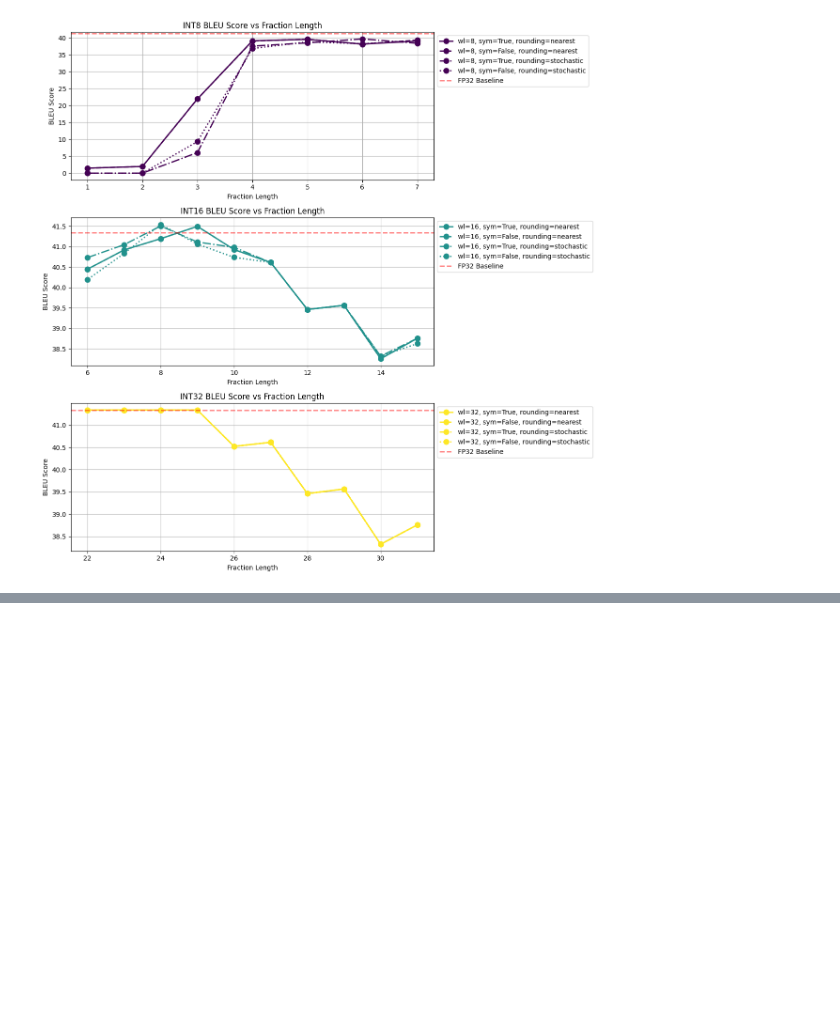
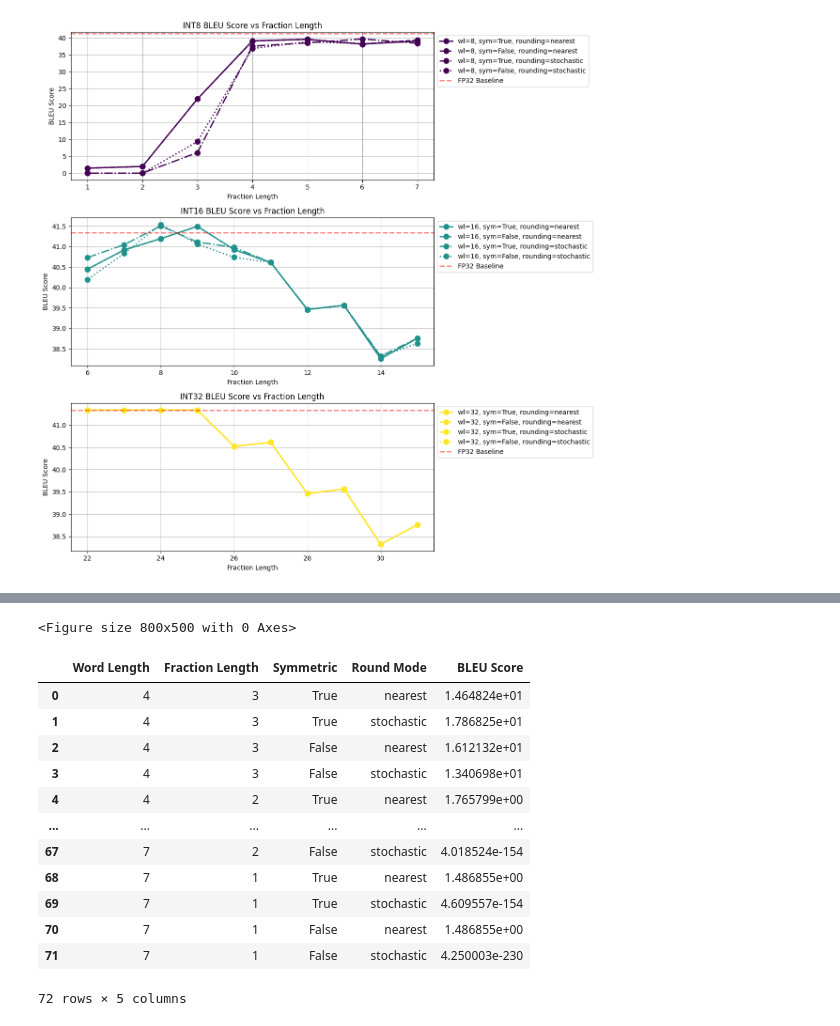
Before and after one commit to justinhuang666666/Approximate-Matrix-Vector-Multiplication, a Jupyter notebook: simulation_result/simulation_quant.ipynb, the cells around one changed output, grey strips where cells are left out. Drawn from its saved outputs; the diff is of its cells as text; code cells hidden in the pictures; blank space fills up the shorter version.

```diff
--- a/simulation_result/simulation_quant.ipynb
+++ b/simulation_result/simulation_quant.ipynb
@@ -117,3 +242,31 @@ plt.show()
+# %%
+# Set up the plots
+plt.figure(figsize=(8, 5))
+
+# Load the data
+data = pd.read_csv('quantization_results.csv')
+data1 = pd.read_csv('quantization_results1.csv')
+
+# Remove rows where Word Length is 8 in data1
+data1 = data1[data1['Word Length'] != 8]
+# %% [output]
+<Figure size 800x500 with 0 Axes>
+# %%
+data1
+# %% [output]
+|  | Word Length | Fraction Length | Symmetric | Round Mode | BLEU Score |
+| 0 | 4 | 3 | True | nearest | 1.464824e+01 |
+| 1 | 4 | 3 | True | stochastic | 1.786825e+01 |
+| 2 | 4 | 3 | False | nearest | 1.612132e+01 |
+| 3 | 4 | 3 | False | stochastic | 1.340698e+01 |
+| 4 | 4 | 2 | True | nearest | 1.765799e+00 |
+| ... | ... | ... | ... | ... | ... |
+| 67 | 7 | 2 | False | stochastic | 4.018524e-154 |
+| 68 | 7 | 1 | True | nearest | 1.486855e+00 |
+| 69 | 7 | 1 | True | stochastic | 4.609557e-154 |
+| 70 | 7 | 1 | False | nearest | 1.486855e+00 |
+| 71 | 7 | 1 | False | stochastic | 4.250003e-230 |
+72 rows × 5 columns
 # %%
 # Set up the plots
 plt.figure(figsize=(8, 5))
```
Also changed, not shown: parts of 3 cells of this notebook, 2 other files.
